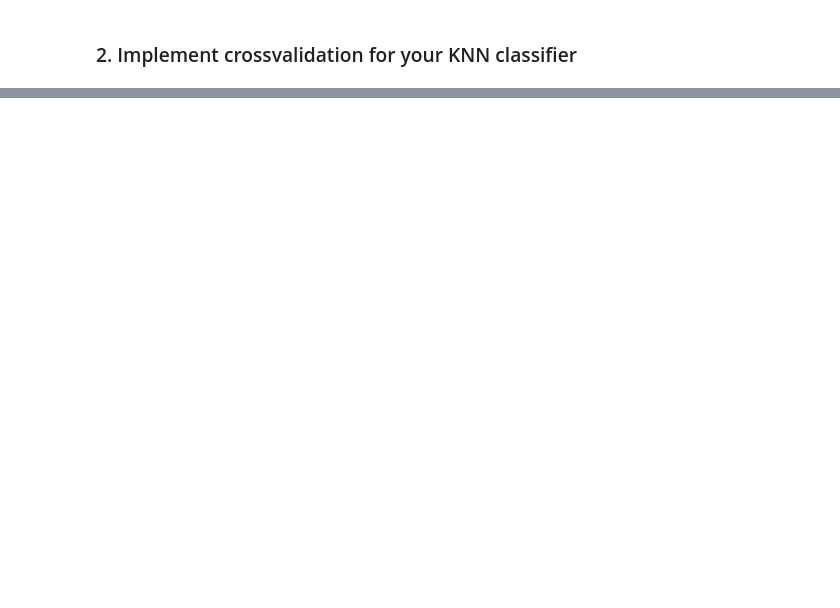
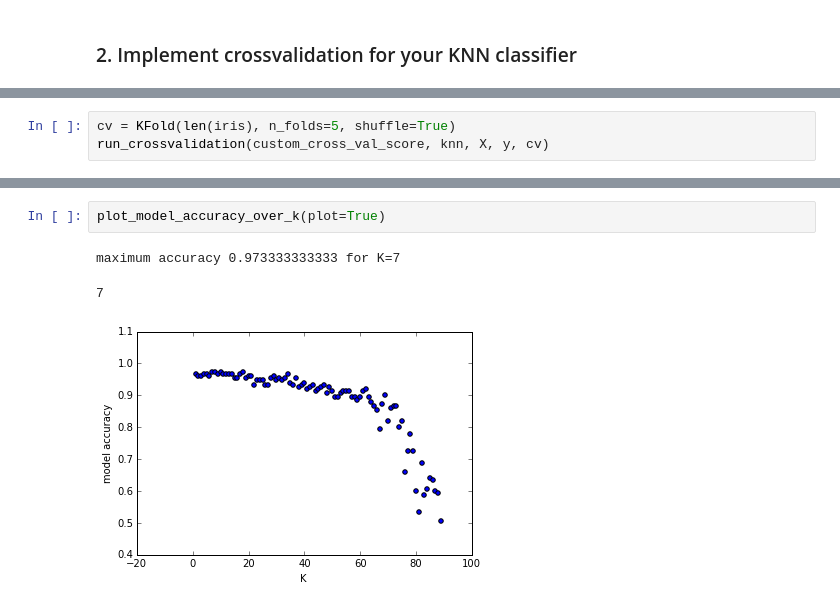
Before and after one commit to regabi/DAT_SF_10, a Jupyter notebook: Homework/HW2/HW2.ipynb, the cells around one changed output, grey strips where cells are left out. Saved outputs shown, nothing was run; the diff lists cells and outputs as text; blank space fills up the shorter version.

```diff
--- a/Homework/HW2/HW2.ipynb
+++ b/Homework/HW2/HW2.ipynb
@@ -108,0 +148,3 @@ test_scores.mean()
+# %%
+cv = KFold(len(iris), n_folds=5, shuffle=True)
+run_crossvalidation(custom_cross_val_score, knn, X, y, cv)
@@ -203,0 +201,6 @@ plt.scatter(iris[v3]['sepal length'],
+# %%
+plot_model_accuracy_over_k(plot=True)
+# %% [output]
+maximum accuracy 0.973333333333 for K=7
+7
+[figure, added]
```
Also changed, not shown: parts of 38 cells of this notebook.
